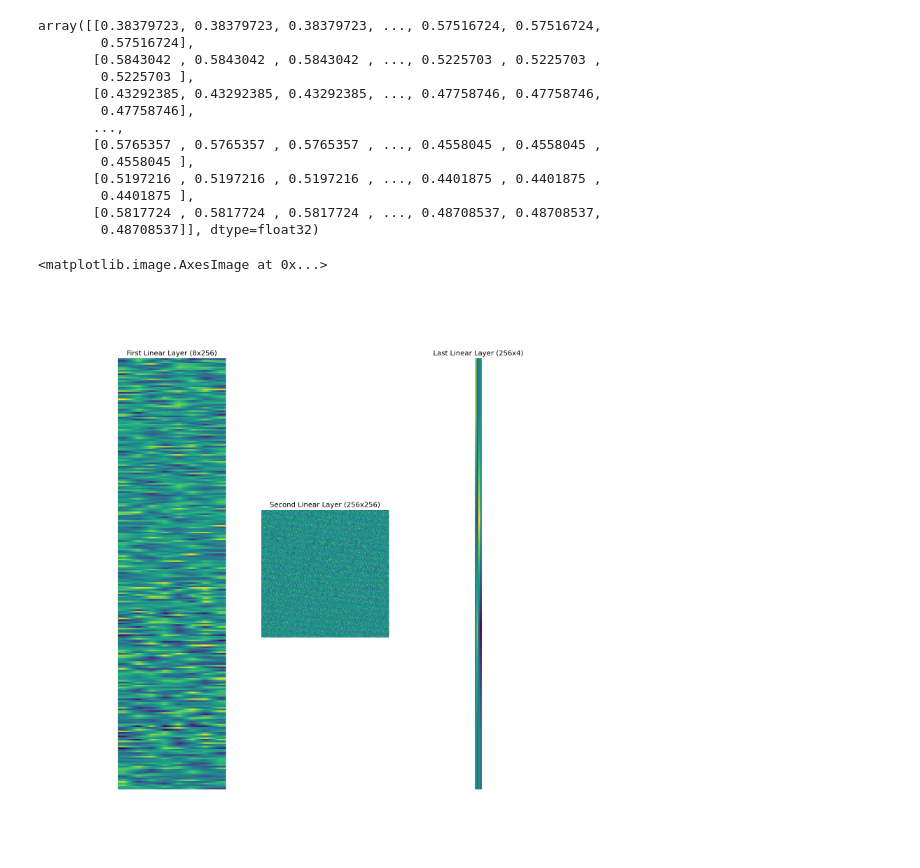
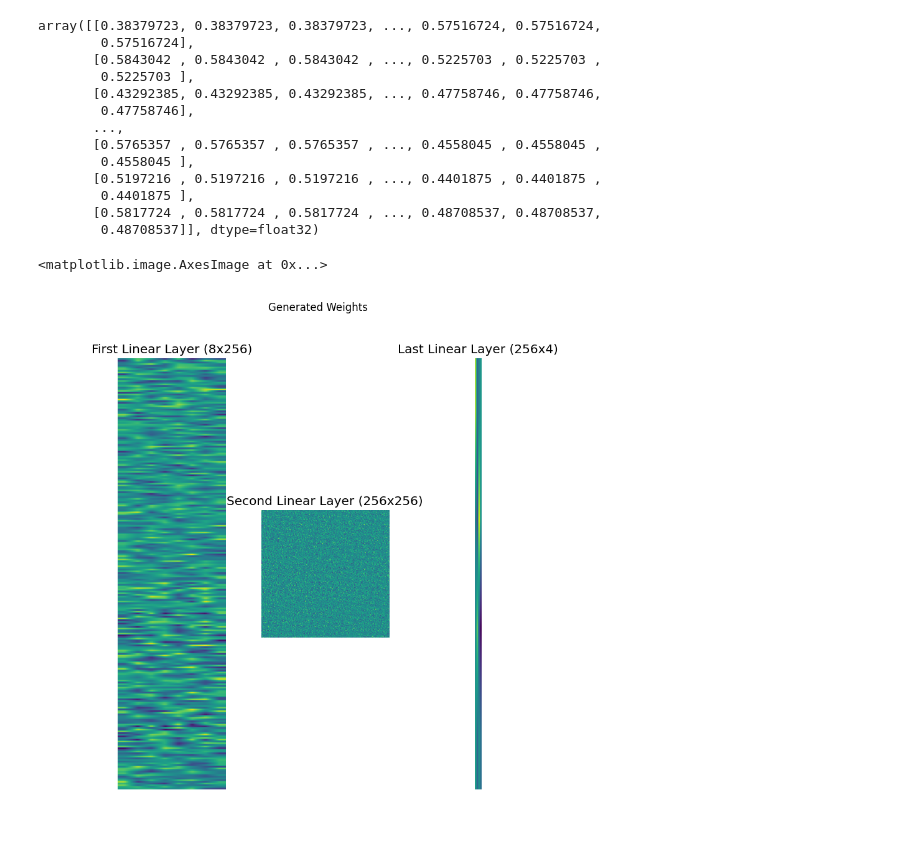
Before and after one commit to shyamsn97/hyper-nn, a Jupyter notebook: notebooks/reinforce/TorchHyperReinforce.ipynb, the cells around one changed output. Drawn from its saved outputs; the diff is of its cells as text; code cells hidden in the pictures.

Commit message:
images in readme

```diff
--- a/notebooks/reinforce/TorchHyperReinforce.ipynb
+++ b/notebooks/reinforce/TorchHyperReinforce.ipynb
@@ -336,7 +336,8 @@ array([[0.38379723, 0.38379723, 0.38379723, ..., 0.57516724, 0.57516724,
 # %%
 import matplotlib.pyplot as plt
 %matplotlib ipympl
-f,axs=plt.subplots(1,3,figsize=(16,16)) #ROW,COLUMN
+f,axs=plt.subplots(1,3,figsize=(9,9)) #ROW,COLUMN
+f.suptitle("Generated Weights")
 ax = axs[0]
 ax.grid(False)
 ax.axis('off')
@@ -347,31 +348,31 @@ ax.imshow(cv2.resize(weights[0], (64,256)))
 
 ax2 = axs[1]
 ax2.grid(False)
 ax2.axis('off')
 
 # ax2.set_xticks(np.arange(8)*8)
 # ax2.set_xticklabels(list(np.arange(8)))
 ax2.title.set_text('Second Linear Layer (256x256)')
 ax2.imshow(cv2.resize(weights[1], (256,256)))
 
 
 ax3 = axs[2]
 ax3.grid(False)
 ax3.axis('off')
 
 # ax3.set_xticks(np.arange(4))
 # ax3.set_xticklabels(list(np.arange(4)))
 ax3.title.set_text('Last Linear Layer (256x4)')
 ax3.imshow(cv2.resize(weights[2], (4,256)))
 
 # plt.imshow(cv2.resize(weights[0], (64,256)))
 
 # ax3 = fig.add_subplot(133)
 # ax3.grid(False)
 # # ax2.set_xticks(np.arange(8)*8)
 # # ax2.set_xticklabels(list(np.arange(8)))
 
 # plt.imshow(cv2.resize(weights[2], (256,64)))
 # %% [output]
 <matplotlib.image.AxesImage at 0x...>
-[figure, old version]
+[figure, new version]
```
Also changed, not shown: 5 other files.
